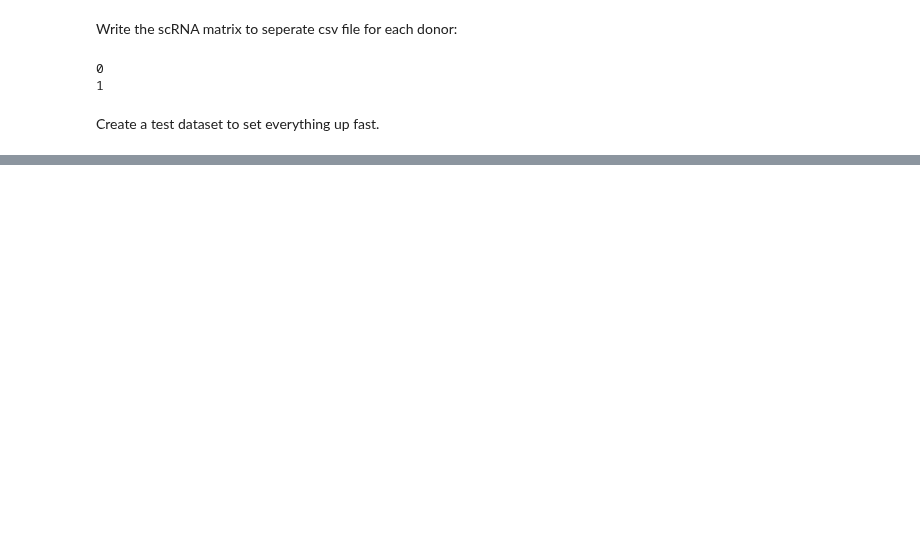
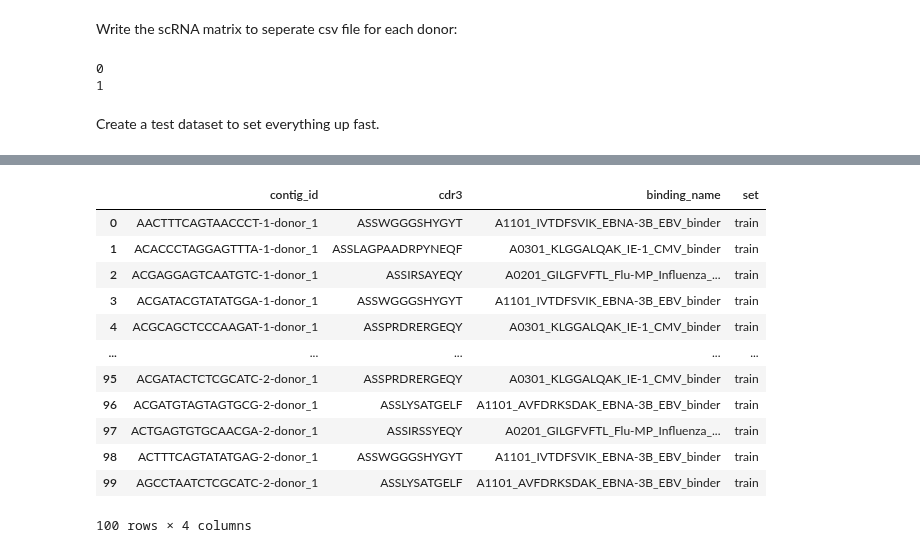
Before and after one commit to SchubertLab/mvTCR, a Jupyter notebook: baseline/DataPreparation_Tessa.ipynb, the cells around one changed output, grey strips where cells are left out. Cells and saved outputs as stored; diff of their text form; code cells hidden in the pictures; blank space fills up the shorter version.

```diff
--- a/baseline/DataPreparation_Tessa.ipynb
+++ b/baseline/DataPreparation_Tessa.ipynb
@@ -102,0 +118,17 @@ df_scRNA_test.to_csv(path_test + 'scRNA_query.csv')
+# %%
+df_tcrs_test_atlas = pd.read_csv('../data/tessa/10x/test/tcrs_atlas.csv')
+df_tcrs_test_atlas
+# %% [output]
+|  | contig_id | cdr3 | binding_name | set |
+| 0 | AACTTTCAGTAACCCT-1-donor_1 | ASSWGGGSHYGYT | A1101_IVTDFSVIK_EBNA-3B_EBV_binder | train |
+| 1 | ACACCCTAGGAGTTTA-1-donor_1 | ASSLAGPAADRPYNEQF | A0301_KLGGALQAK_IE-1_CMV_binder | train |
+| 2 | ACGAGGAGTCAATGTC-1-donor_1 | ASSIRSAYEQY | A0201_GILGFVFTL_Flu-MP_Influenza_... | train |
+| 3 | ACGATACGTATATGGA-1-donor_1 | ASSWGGGSHYGYT | A1101_IVTDFSVIK_EBNA-3B_EBV_binder | train |
+| 4 | ACGCAGCTCCCAAGAT-1-donor_1 | ASSPRDRERGEQY | A0301_KLGGALQAK_IE-1_CMV_binder | train |
+| ... | ... | ... | ... | ... |
+| 95 | ACGATACTCTCGCATC-2-donor_1 | ASSPRDRERGEQY | A0301_KLGGALQAK_IE-1_CMV_binder | train |
+| 96 | ACGATGTAGTAGTGCG-2-donor_1 | ASSLYSATGELF | A1101_AVFDRKSDAK_EBNA-3B_EBV_binder | train |
+| 97 | ACTGAGTGTGCAACGA-2-donor_1 | ASSIRSSYEQY | A0201_GILGFVFTL_Flu-MP_Influenza_... | train |
+| 98 | ACTTTCAGTATATGAG-2-donor_1 | ASSWGGGSHYGYT | A1101_IVTDFSVIK_EBNA-3B_EBV_binder | train |
+| 99 | AGCCTAATCTCGCATC-2-donor_1 | ASSLYSATGELF | A1101_AVFDRKSDAK_EBNA-3B_EBV_binder | train |
+100 rows × 4 columns
```
Also changed, not shown: parts of 5 cells of this notebook, 1 other file.
